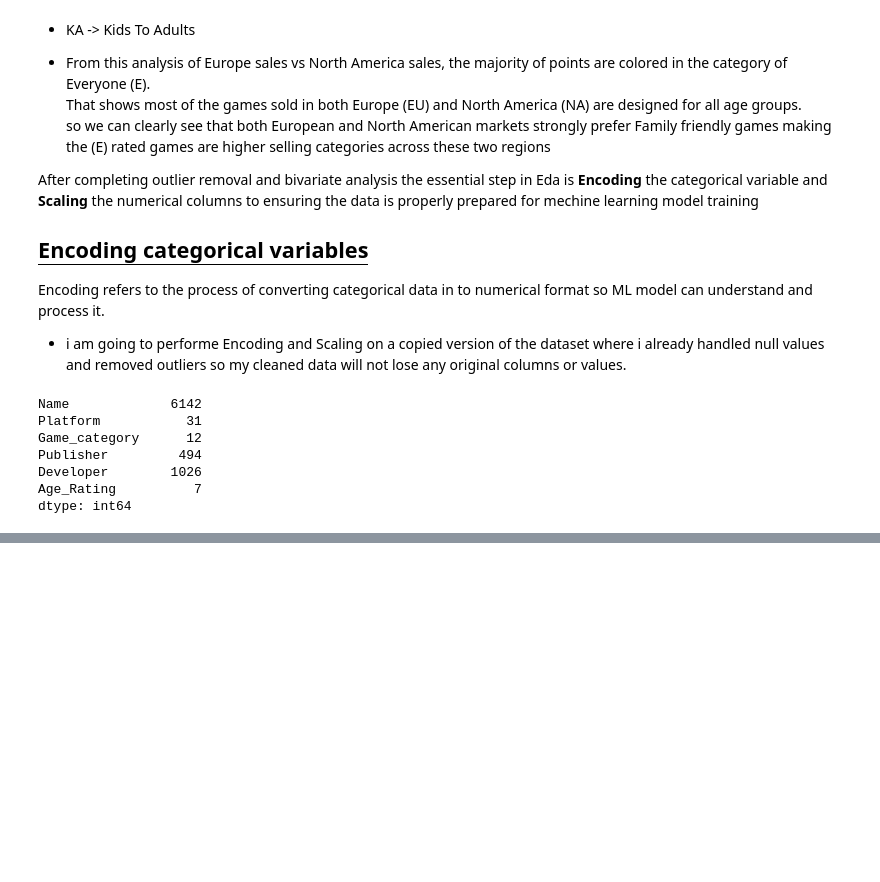
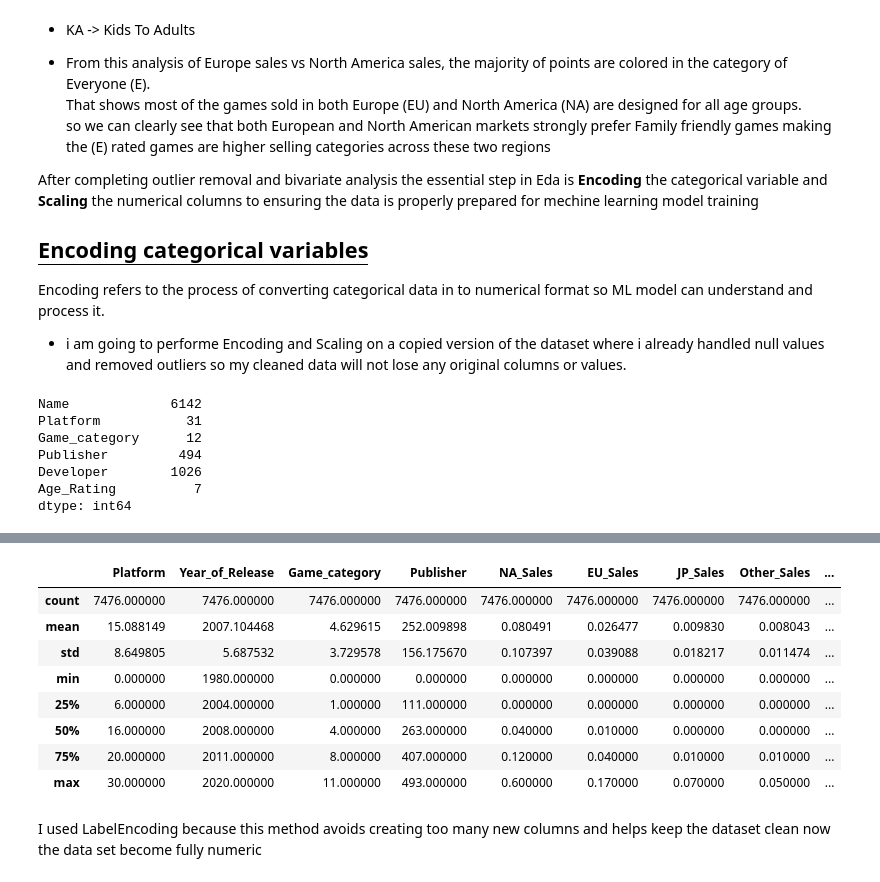
Before and after one commit to Jishnu-12/Data-analytics, a Jupyter notebook: EDA-Mini-Project/EDA-Mini-Project.ipynb, the cells around one changed output, grey strips where cells are left out. Cells and saved outputs as stored; diff of their text form; code cells hidden in the pictures; blank space fills up the shorter version.

```diff
--- a/EDA-Mini-Project/EDA-Mini-Project.ipynb
+++ b/EDA-Mini-Project/EDA-Mini-Project.ipynb
@@ -477,3 +478,5 @@ All numeric columns had outliers. To filter and remove outliers, I used the <b>I
+# %%
+df.reset_index(drop = True, inplace = True)
 # %% [markdown]
 <span style = "border-bottom:1px solid green;font-size:25px">Bivariate Analysis</span><br>
 # %%
@@ -534,0 +538,9 @@ dtype: int64
+# %%
+df1.drop("Name",axis = 1, inplace = True)
+# %%
+le = LabelEncoder()
+
+col5 = df1.select_dtypes("object")
+
+for i in col5.columns:
+    df1[i] = le.fit_transform(df1[i])
@@ -534,0 +556,14 @@ dtype: int64
+# %%
+df1.describe()
+# %% [output]
+|  | Platform | Year_of_Release | Game_category | Publisher | NA_Sales | EU_Sales | JP_Sales | Other_Sales | ... |
+| count | 7476.000000 | 7476.000000 | 7476.000000 | 7476.000000 | 7476.000000 | 7476.000000 | 7476.000000 | 7476.000000 | ... |
+| mean | 15.088149 | 2007.104468 | 4.629615 | 252.009898 | 0.080491 | 0.026477 | 0.009830 | 0.008043 | ... |
+| std | 8.649805 | 5.687532 | 3.729578 | 156.175670 | 0.107397 | 0.039088 | 0.018217 | 0.011474 | ... |
+| min | 0.000000 | 1980.000000 | 0.000000 | 0.000000 | 0.000000 | 0.000000 | 0.000000 | 0.000000 | ... |
+| 25% | 6.000000 | 2004.000000 | 1.000000 | 111.000000 | 0.000000 | 0.000000 | 0.000000 | 0.000000 | ... |
+| 50% | 16.000000 | 2008.000000 | 4.000000 | 263.000000 | 0.040000 | 0.010000 | 0.000000 | 0.000000 | ... |
+| 75% | 20.000000 | 2011.000000 | 8.000000 | 407.000000 | 0.120000 | 0.040000 | 0.010000 | 0.010000 | ... |
+| max | 30.000000 | 2020.000000 | 11.000000 | 493.000000 | 0.600000 | 0.170000 | 0.070000 | 0.050000 | ... |
+# %% [markdown]
+I used LabelEncoding because this method avoids creating too many new columns and helps keep the dataset clean now the data set become fully numeric
```
Also changed, not shown: parts of 9 cells of this notebook.
